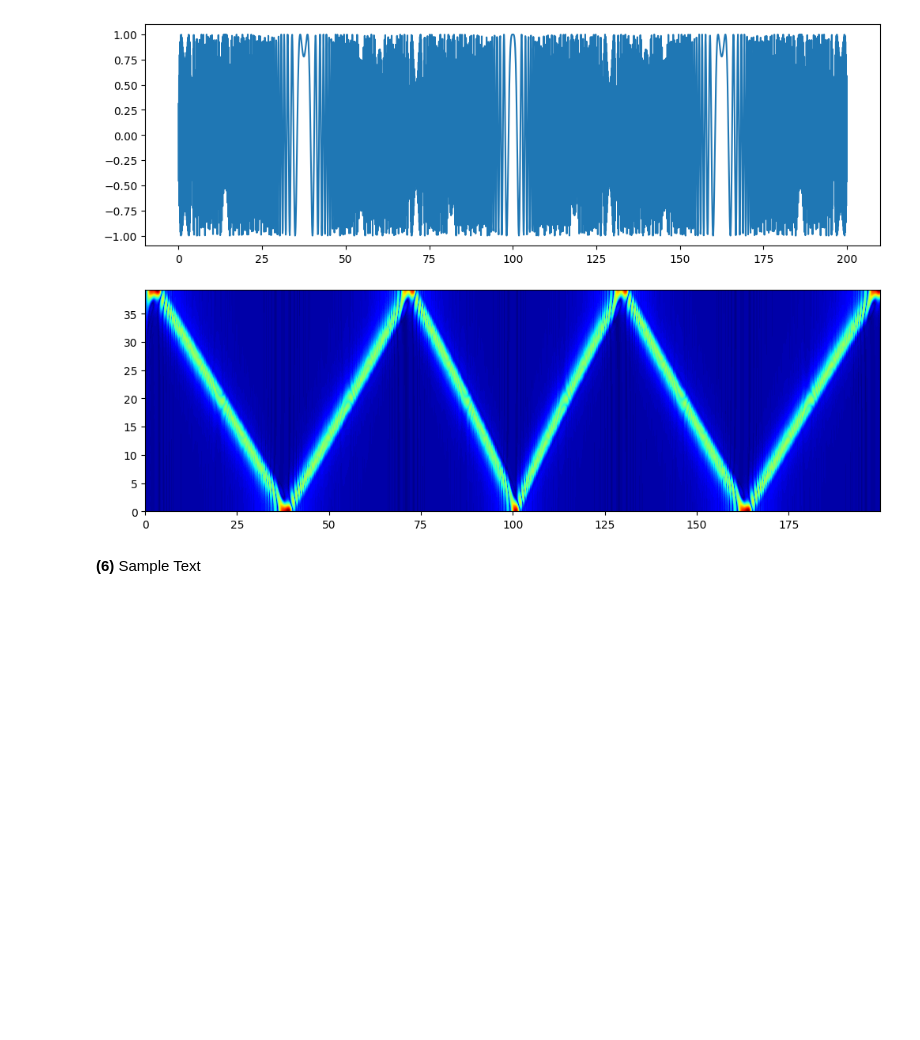
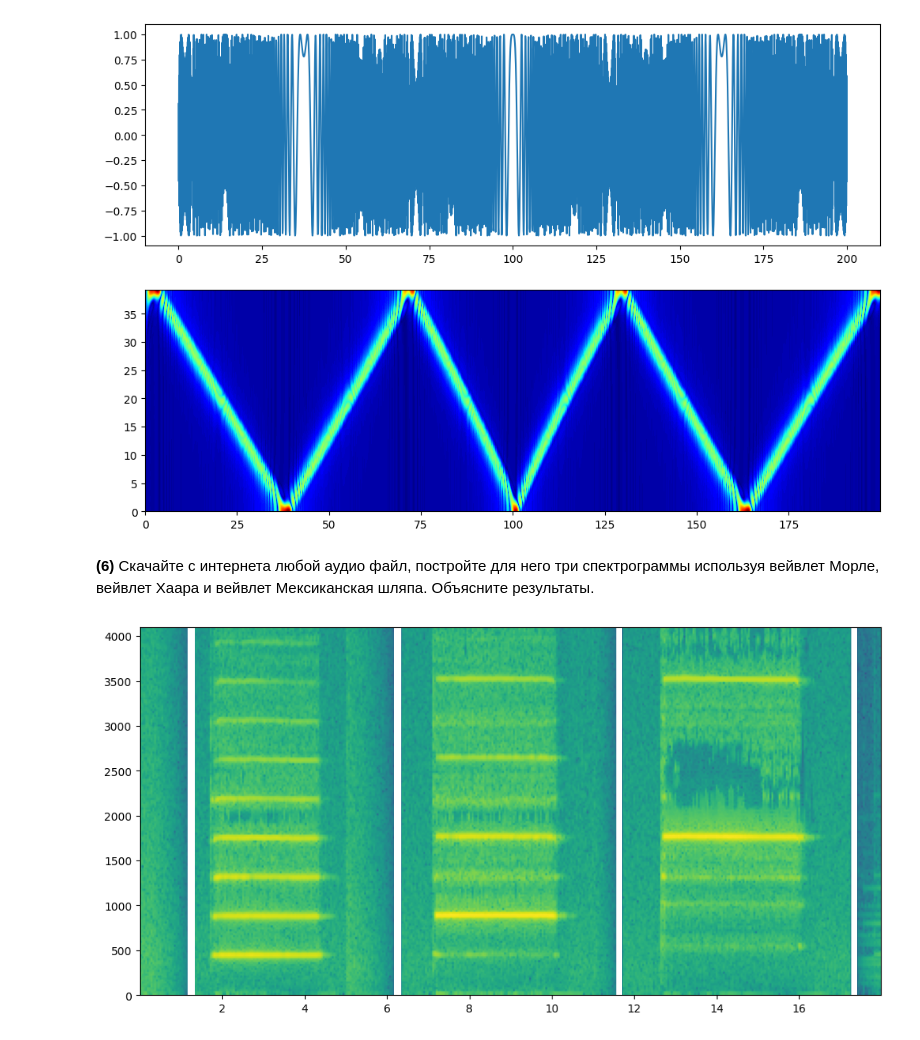
Before and after one commit to bakafox/digsigproc, a Jupyter notebook: Lab5/wavelets.ipynb, the cells around one changed output. Cells and saved outputs as stored; diff of their text form; code cells hidden in the pictures; blank space fills up the shorter version.

```diff
--- a/Lab5/wavelets.ipynb
+++ b/Lab5/wavelets.ipynb
@@ -382,4 +387,43 @@ conv_spectrogram(tcsignal_time, tcsignal_values, morlet_freq, morlet_values)
 # %% [output]
 [figure]
-# %% [markdown]
-**(6)** Sample Text
+# %% [markdown]
+**(6)** Скачайте с интернета любой аудио файл, постройте для него три спектрограммы
+используя вейвлет Морле, вейвлет Хаара и вейвлет Мексиканская шляпа. Объясните результаты.
+
+<!-- Убедитесь, что Ваш алгоритм работает правильно, для этого скачайте аудио звук
+любой чистой ноты и постройте для него три спектрограммы используя вейвлет
+Морле, вейвлет Хаара и вейвлет Мексиканская шляпа. Например, для ноты “ля”
+1-й октавы основная гармоника должна соответствовать 440 Гц. -->
+# %%
+# https://stackoverflow.com/questions/15311853/plot-spectogram-from-mp3
+
+def mus2data(filename):
+    # Читаем mp3, временно конвертируем в wav
+    mp3_audio = AudioSegment.from_file(filename, format="mp3")
+    wav_temp = open('temp.wav', 'wb')
+    mp3_audio.export(wav_temp, format="wav")
+    wav_temp.close()
+
+    # Прочитываем временный wav и удаляем его
+    wav_temp = open('temp.wav', 'rb')
+    fs, data = wavfile.read(wav_temp)
+    wav_temp.close()
+    !rm 'temp.wav'
+
+    # Стерео --> Моно
+    if (len(data.shape) > 1) and (data.shape[1] > 1):
+        data = data[:, 1]
+
+    return fs, data
+# %%
+mus_fs, mus_data = mus2data('a123.mp3')
+
+plt.figure(figsize=(12, 6))
+
+plt.specgram(mus_data, Fs=mus_fs, NFFT=2048)
+# plt.xlim(0, 10)
+plt.ylim(0, 4096)
+
+plt.show()
+# %% [output]
+[figure, added]
```
Also changed, not shown: parts of 5 cells of this notebook, 5 other files.
